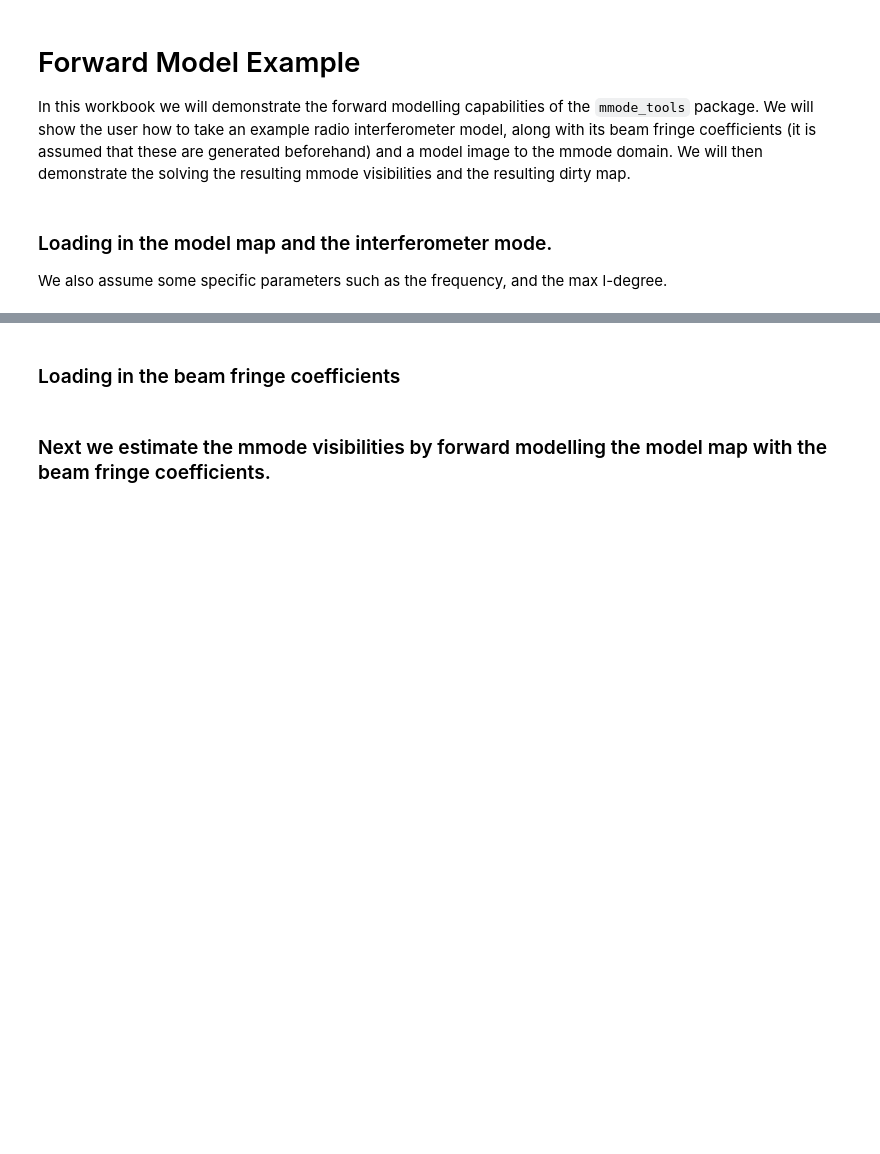
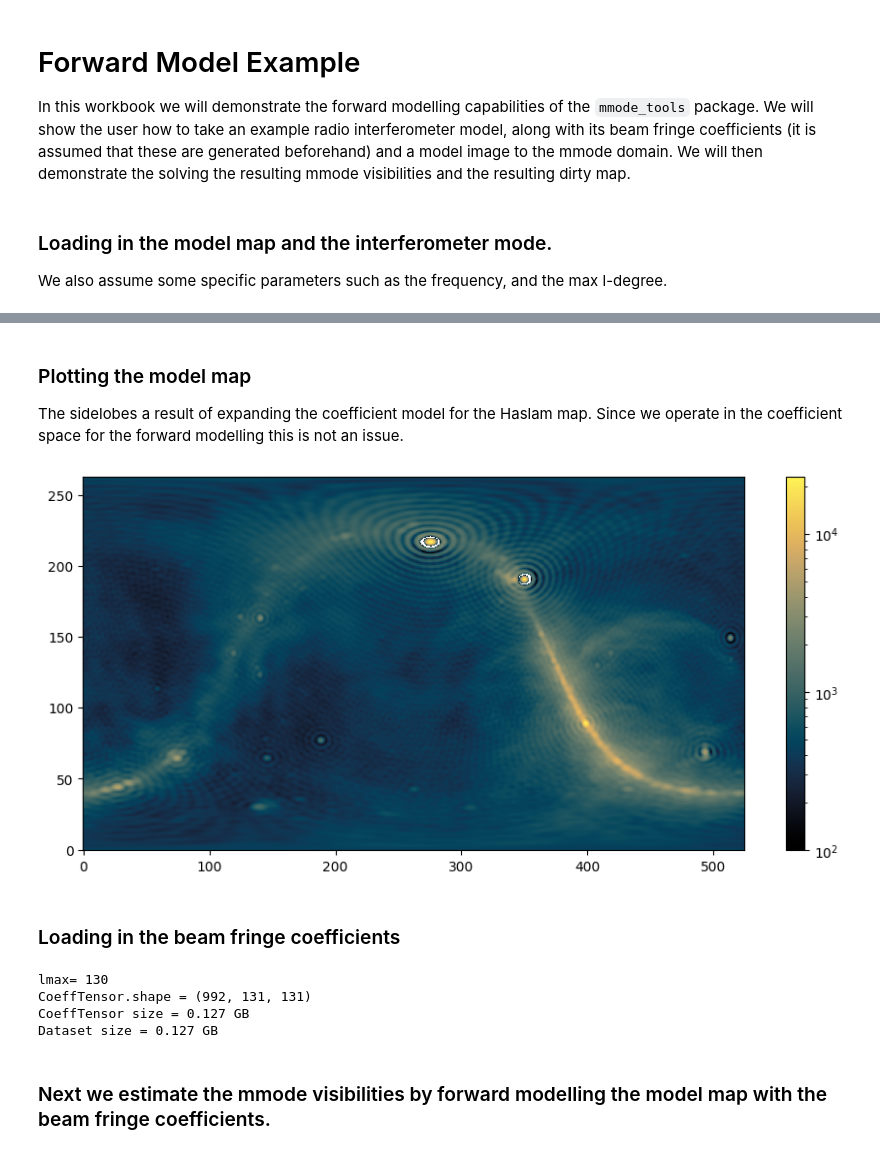
Before and after one commit to JaidenCook/mmode-tools, a Jupyter notebook: notebooks/forward-model-example.ipynb, the cells around one changed output, grey strips where cells are left out. Cells and saved outputs as stored; diff of their text form; code cells hidden in the pictures; blank space fills up the shorter version.

```diff
--- a/notebooks/forward-model-example.ipynb
+++ b/notebooks/forward-model-example.ipynb
@@ -17,5 +17,5 @@ We also assume some specific parameters such as the frequency, and the max l-deg
 # %%
 freq = 150e6
 lMax = 130
-modelMap = load_model_map(freq=freq)
+modelMap = load_model_map(freq=freq,lMax=lMax)
 interferometer = load_example_interferometer()
@@ -25,3 +22,14 @@ WARNING: VerifyWarning: Invalid 'BLANK' keyword in header.  The 'BLANK' keyword
+# %% [markdown]
+### Plotting the model map
+
+The sidelobes a result of expanding the coefficient model for the Haslam map. Since we operate in the coefficient space for the forward modelling this is not an issue.
+# %%
+import cmasher as cmr
+cmap = cmr.eclipse
+
+modelMap.plot_cart_map(norm='log',cmap=cmap,vmin=100)
+# %% [output]
+[figure, added]
 # %% [markdown]
 ### Loading in the beam fringe coefficients
 # %%
@@ -34,7 +42,7 @@ freqMHz = int(freq/1e6) # Frequency in MHz
 beamFileName = f"beam_fringe_coeffs-{name}-{freqMHz}MHz-I-lMax{lMax}.hdf5"
 
 # The total path to the beam fringe coefficients.
-beamFringeFilePath = beamFringePath + beamFileName
+beamFringeFilePath = beamFringePath / beamFileName
 
 if not os.path.exists(beamFringeFilePath):
     # If the coefficients don't exist, we can make them from scratch.
@@ -49,6 +57,11 @@ else:
     # Otherwise we simply load them into existence.
     blmCoeffTensor = load_beam_fringe_coef(beamFringeFilePath,lmax=lMax,
                                            verbose=True)
+# %% [output]
+lmax= 130
+CoeffTensor.shape = (992, 131, 131)
+CoeffTensor size = 0.127 GB
+Dataset size = 0.127 GB
 # %% [markdown]
 ### Next we estimate the mmode visibilities by forward modelling the model map with the beam fringe coefficients.
 # %%
```
Also changed, not shown: parts of 6 cells of this notebook.
